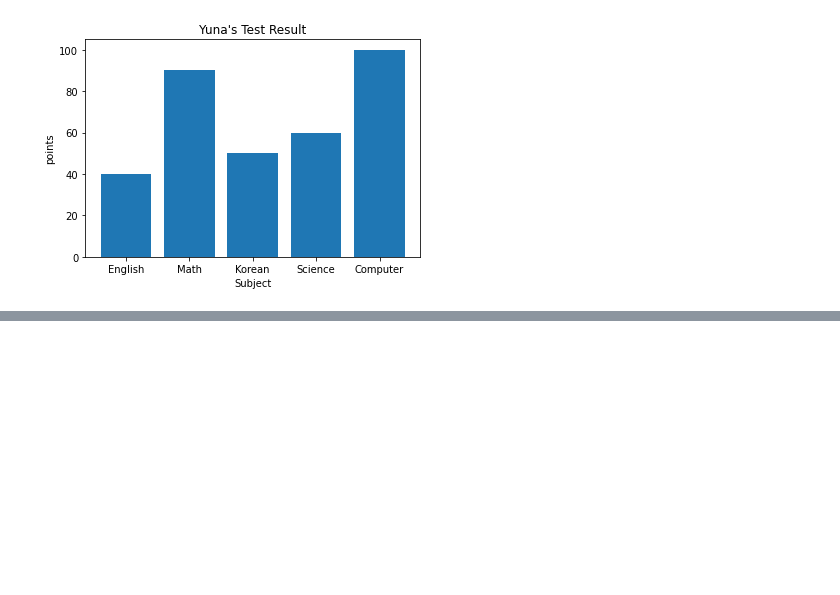
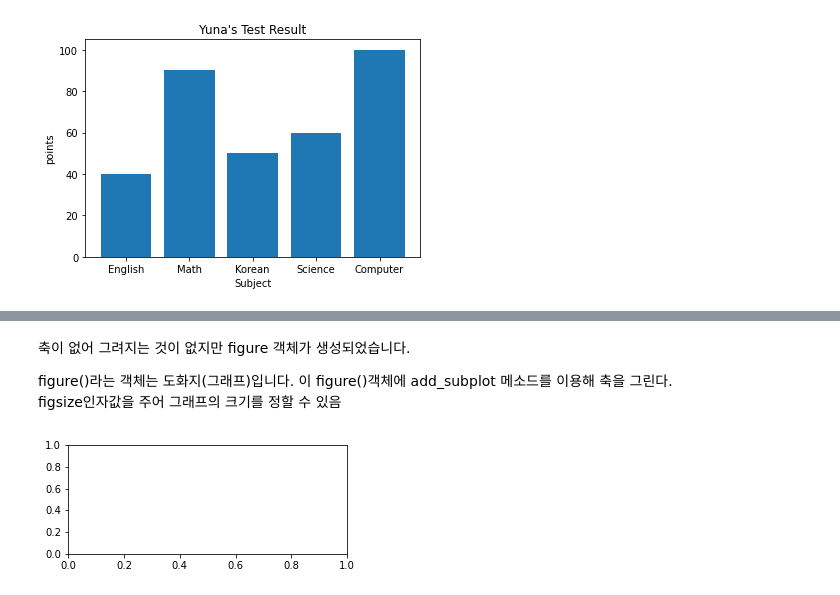
Before and after one commit to Superstar89/sba_project, a Jupyter notebook: aiffel/12. 데이터를 한눈에! Visualization.ipynb, the cells around one changed output, grey strips where cells are left out. Saved outputs shown, nothing was run; the diff lists cells and outputs as text; code cells hidden in the pictures; blank space fills up the shorter version.

```diff
--- a/aiffel/12. 데이터를 한눈에! Visualization.ipynb
+++ b/aiffel/12. 데이터를 한눈에! Visualization.ipynb
@@ -37,0 +54,10 @@ plt.show()
+# %% [markdown]
+축이 없어 그려지는 것이 없지만 figure 객체가 생성되었습니다.
+
+figure()라는 객체는 도화지(그래프)입니다. 이 figure()객체에 add_subplot 메소드를 이용해 축을 그린다.
+figsize인자값을 주어 그래프의 크기를 정할 수 있음
+# %%
+fig = plt.figure(figsize=(5,2))
+ax1 = fig.add_subplot(1,1,1)
+# %% [output]
+[figure, added]
```
Also changed, not shown: parts of 15 cells of this notebook, 1 other file.
